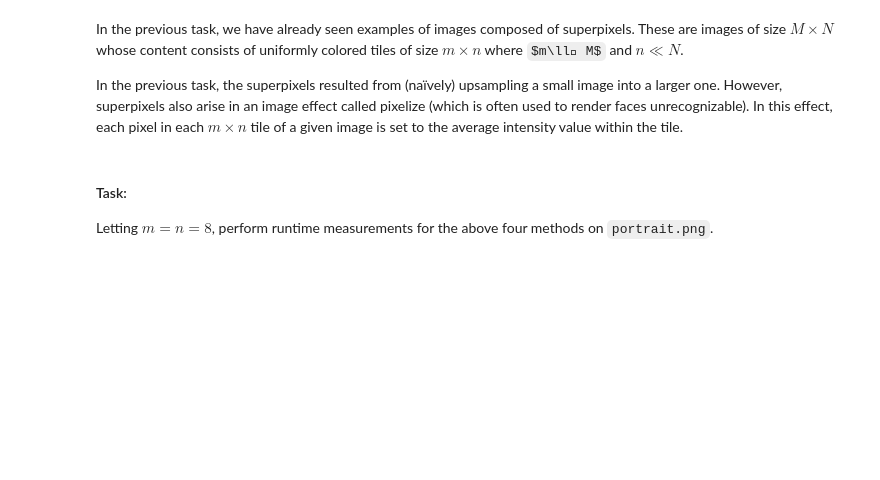
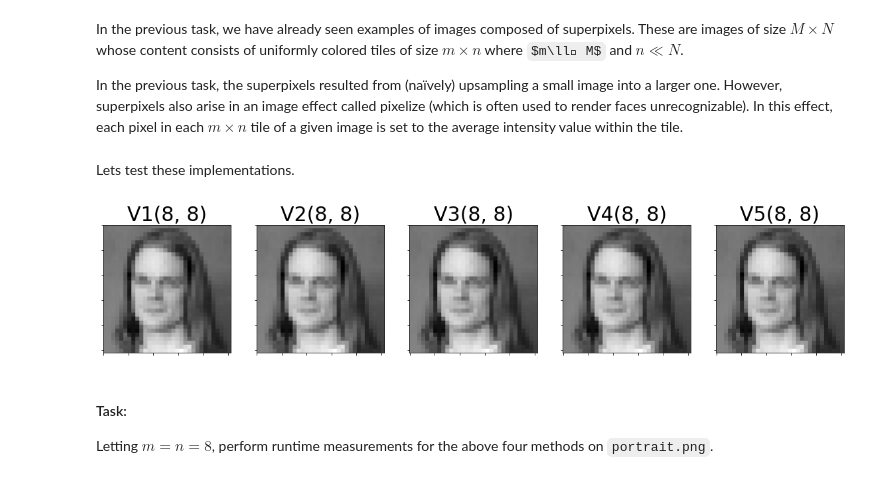
Before and after one commit to FabriceBeaumont/MA-INF_2314_IPSA, a Jupyter notebook: Code/Exercise2/SolutionOfSheet2.ipynb, the cells around one changed output. Drawn from its saved outputs; the diff is of its cells as text; code cells hidden in the pictures; some formulas as TeX source; blank space fills up the shorter version.

```diff
--- a/Code/Exercise2/SolutionOfSheet2.ipynb
+++ b/Code/Exercise2/SolutionOfSheet2.ipynb
@@ -99,9 +98,7 @@ def naive_upsampling(arrF, m, n):
     with a matrix full of ones - thereby reating local
     duplicates of the values in the input matrix.
     """
-    O = np.ones((m, n))
-
-    return np.kron(arrF, O)
+    return np.kron(arrF, np.ones((m, n)))
 # %%
 # filename = "../Data/portrait.png"
 filename = "portrait.png"
@@ -140,12 +137,12 @@ def meanSuperPixelV1(arrF, m, n):
         # Iterate through the superpixel columns (stepsize n)
         for j in range(0, N, n):
             # Accumulate the intensity in one superpixel
-            intensity_sum = 0
+            intensity_avg = 0
             for k in range(m):
                 for l in range(n):
-                    intensity_sum += arrF[i+k,j+l]
+                    intensity_avg += arrF[i+k,j+l]
             # Compute the intensity mean in this superpixel
-            intensity_avg = intensity_sum / (m*n)
+            intensity_avg /= m*n
 
             # Use the intensity mean as new value for the complete superpixel
             arrG[i:i+m,j:j+n] = intensity_avg
@@ -187,6 +184,42 @@ def meanSuperPixelV4(arrF, m, n):
     arrD = np.repeat(arrC, m, axis=0)
 
     return arrD
+# %%
+def meanSuperPixelV5(arrF, m, n):
+    M, N = arrF.shape
+
+    # Accumulate the repeated row-values in the superpixel
+    # buy reducing the total column count. Then compute the mean.
+    arrG = np.add.reduceat(arrF, np.arange(0,N,n), axis=1) / n
+    # Do the same for the columns
+    arrH = np.add.reduceat(arrG, np.arange(0,M,m), axis=0) / m
+
+    # Now expand the image by duplicating the array of means -
+    # recreating superpixels with the mean as only value.
+    return np.kron(arrH, np.ones((m,n)))
+# %% [markdown]
+Lets test these implementations.
+# %%
+# filename = "../Data/portrait.png"
+filename = "portrait.png"
+arrF = imageRead(filename)
+
+methods = [meanSuperPixelV1, meanSuperPixelV2, meanSuperPixelV3, meanSuperPixelV4, meanSuperPixelV5]
+parameters = [(8, 8)]
+# %%
+fig, axs = plt.subplots(len(parameters), len(methods), figsize=(20,20))
+
+for c, method in enumerate(methods):
+    for r, (m, n) in enumerate(parameters):
+        arrG = method(arrF, m, n)
+
+        ax = axs[c]
+        ax.imshow(arrG, cmap='gray')
+        ax.set_title(f"{method.__name__[-2:]}({m}, {n})", fontsize=30)
+        ax.set_xticklabels([]); ax.set_yticklabels([])
+        # fig.tight_layout()
+# %% [output]
+[figure, added]
 # %% [markdown]
 #### Task:
 Letting $m = n = 8$, perform runtime measurements for the above four methods on `portrait.png`.
```
Also changed, not shown: parts of 10 cells of this notebook.
